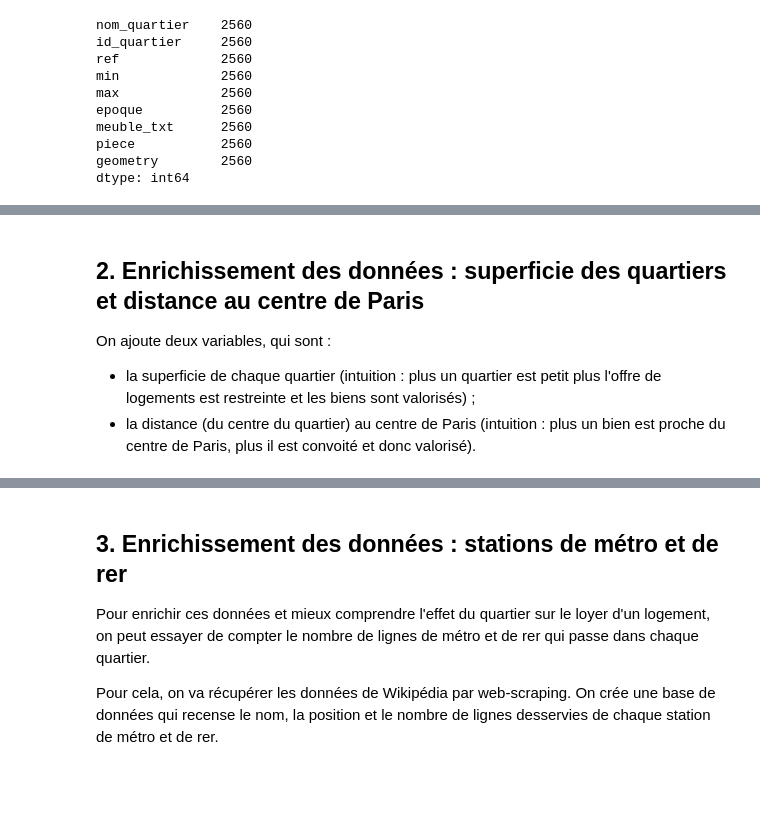
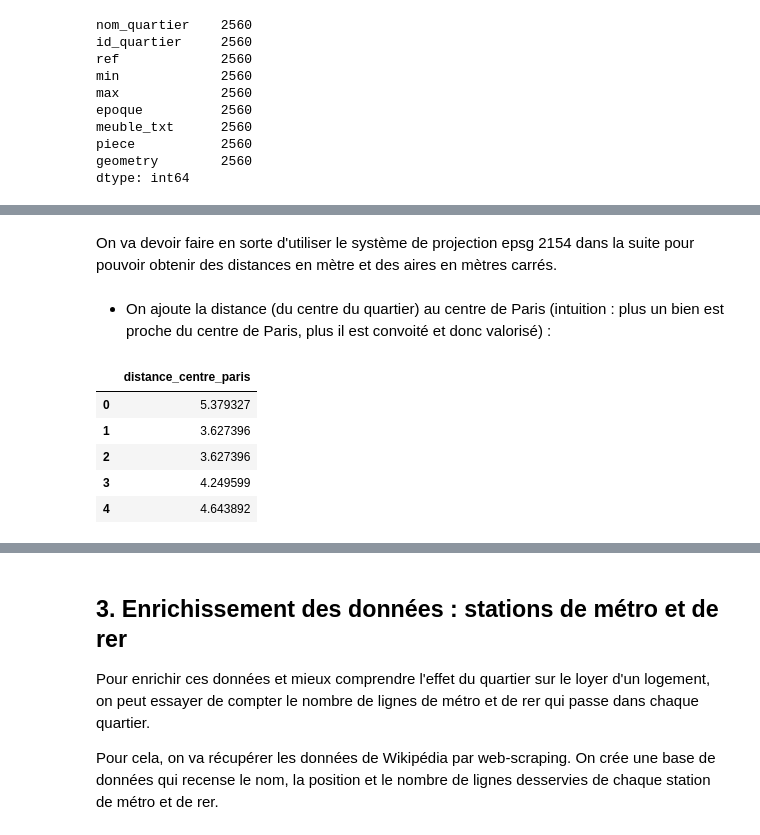
Before and after one commit to eric-vong/Projet-Python, a Jupyter notebook: Traitement_donnees.ipynb, the cells around one changed output, grey strips where cells are left out. Cells and saved outputs as stored; diff of their text form; code cells hidden in the pictures; blank space fills up the shorter version.

```diff
--- a/Traitement_donnees.ipynb
+++ b/Traitement_donnees.ipynb
@@ -60,5 +66,4 @@ dtype: int64
+# %% [markdown]
+On va devoir faire en sorte d'utiliser le système de projection epsg 2154 dans la suite pour pouvoir obtenir des distances en mètre et des aires en mètres carrés.
 # %% [markdown]
-## 2. Enrichissement des données : superficie des quartiers et distance au centre de Paris
-On ajoute deux variables, qui sont :
-- la superficie de chaque quartier (intuition : plus un quartier est petit plus l'offre de logements est restreinte et les biens sont valorisés) ;
-- la distance (du centre du quartier) au centre de Paris (intuition : plus un bien est proche du centre de Paris, plus il est convoité et donc valorisé).
+- On ajoute la distance (du centre du quartier) au centre de Paris (intuition : plus un bien est proche du centre de Paris, plus il est convoité et donc valorisé) :
@@ -65 +85,10 @@ On ajoute deux variables, qui sont :
+# %%
+distances.head(5)
+# %% [output]
+|  | distance_centre_paris |
+| 0 | 5.379327 |
+| 1 | 3.627396 |
+| 2 | 3.627396 |
+| 3 | 4.249599 |
+| 4 | 4.643892 |
 # %%
```
Also changed, not shown: parts of 12 cells of this notebook.
